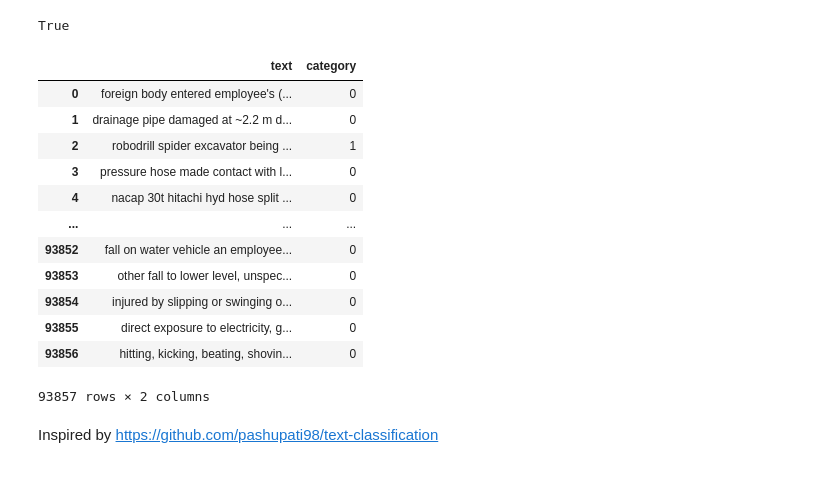
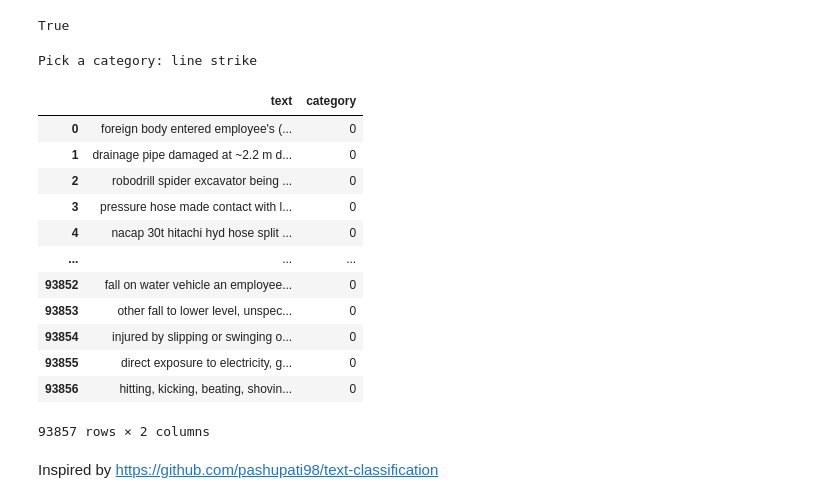
Before and after one commit to 3minuterecord/safety_report_topic_classification, a Jupyter notebook: 02_data_preparation/create_data_for_model.ipynb, the cells around one changed output. Drawn from its saved outputs; the diff is of its cells as text; code cells hidden in the pictures.

```diff
--- a/02_data_preparation/create_data_for_model.ipynb
+++ b/02_data_preparation/create_data_for_model.ipynb
@@ -62,32 +63,54 @@ nltk.download('punkt')
 [nltk_data]   Unzipping tokenizers/punkt.zip.
 True
 # %%
-# Pick a minority category of interest
-focus_cat = 'hydraulic fluid or oil leak'
-fn = 'output/hydraulic fluid or oil leak_577_out_df_temp.csv'
-df = pd.read_csv(fn)
-df = df[['text', 'category']]
+# Pick a minority category of interest (base data from source)
+focus_cats = [
+    'hydraulic fluid or oil leak',
+    'line strike'
+    ]
 
-# Convert category to binary 1/0
-# Remeber that 1 is a rule-book hit & not necessarily the 'truth'
-df['category'] = df['category'].apply(lambda x : x.replace("*** Not Classified", "0"))
-df['category'] = df['category'].apply(lambda x : x.replace(focus_cat, "1"))
-df['category'] = df['category'].astype(int)
-df
+fns = [
+    'hydraulic fluid or oil leak_577_out_df_temp',
+    'line strike_358_out_df_temp'
+]
+
+# Filename for fabricated data(by decoder) file
+# This is used at the end for denoising & normalising the fabricated data before
+# use in TC modelling.
+fnfs = 'hydraulic fluid or oil leak_7920'
-# %% [output]
-|  | text | category |
-| 0 | foreign body entered employee's (... | 0 |
-| 1 | drainage pipe damaged at ~2.2 m d... | 0 |
-| 2 | robodrill spider excavator being ... | 1 |
-| 3 | pressure hose made contact with l... | 0 |
-| 4 | nacap 30t hitachi hyd hose split ... | 0 |
-| ... | ... | ... |
-| 93852 | fall on water vehicle an employee... | 0 |
-| 93853 | other fall to lower level, unspec... | 0 |
-| 93854 | injured by slipping or swinging o... | 0 |
-| 93855 | direct exposure to electricity, g... | 0 |
-| 93856 | hitting, kicking, beating, shovin... | 0 |
-93857 rows × 2 columns
+# %%
+# Select a category to load
+pick = input('Pick a category: ')
+index = focus_cats.index(pick)
+focus_cat = focus_cats[index]
+fn = fns[index]
+fnf = fnfs[index]
+
+# Load the base data
+df = pd.read_csv(f'08_output/{fn}.csv')
+df = df[['text', 'category']]
+
+# Convert category to binary 1/0
+# Remeber that 1 is a rule-book hit & not necessarily the 'truth'
+df['category'] = df['category'].apply(lambda x : x.replace("*** Not Classified", "0"))
+df['category'] = df['category'].apply(lambda x : x.replace(focus_cat, "1"))
+df['category'] = df['category'].astype(int)
+df
+# %% [output]
+Pick a category: line strike
+|  | text | category |
+| 0 | foreign body entered employee's (... | 0 |
+| 1 | drainage pipe damaged at ~2.2 m d... | 0 |
+| 2 | robodrill spider excavator being ... | 0 |
+| 3 | pressure hose made contact with l... | 0 |
+| 4 | nacap 30t hitachi hyd hose split ... | 0 |
+| ... | ... | ... |
+| 93852 | fall on water vehicle an employee... | 0 |
+| 93853 | other fall to lower level, unspec... | 0 |
+| 93854 | injured by slipping or swinging o... | 0 |
+| 93855 | direct exposure to electricity, g... | 0 |
+| 93856 | hitting, kicking, beating, shovin... | 0 |
+93857 rows × 2 columns
 # %% [markdown]
 Inspired by
 https://github.com/pashupati98/text-classification
```
Also changed, not shown: parts of 15 cells of this notebook.
